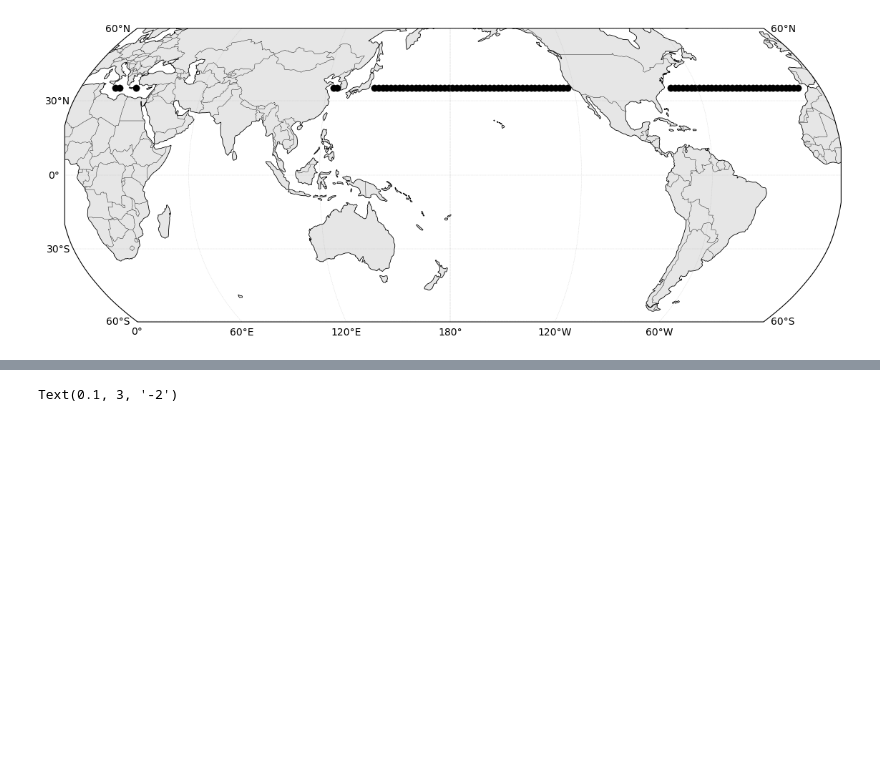
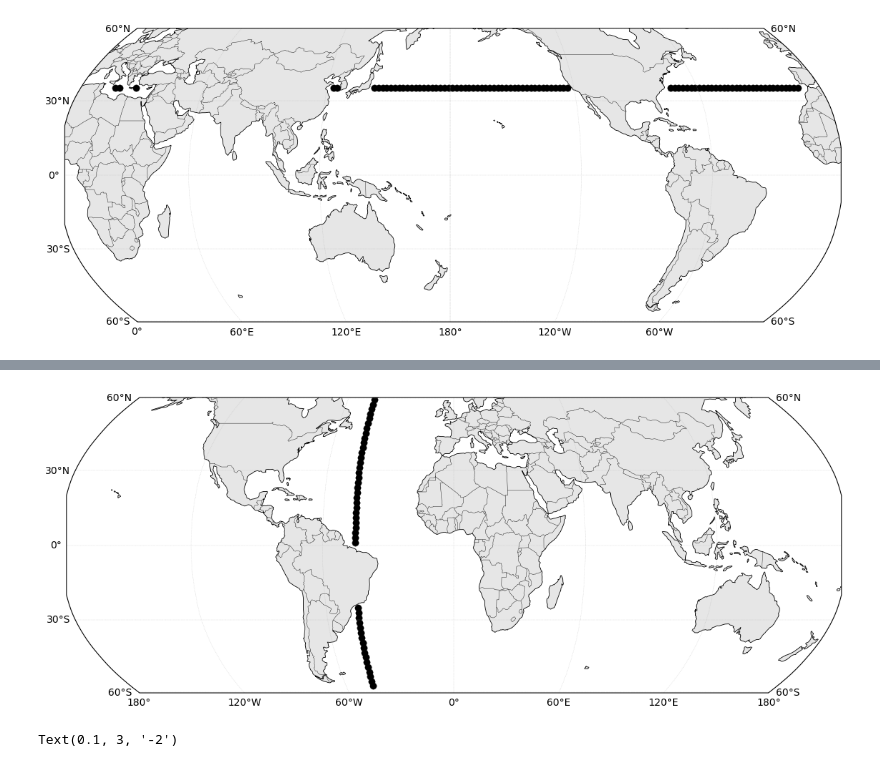
Before and after one commit to zcasparco/SWOT_UHH, a Jupyter notebook: dev/TOPEX_comparison.ipynb, the cells around one changed output, grey strips where cells are left out. Saved outputs shown, nothing was run; the diff lists cells and outputs as text; code cells hidden in the pictures; blank space fills up the shorter version.

```diff
--- a/dev/TOPEX_comparison.ipynb
+++ b/dev/TOPEX_comparison.ipynb
@@ -814,3 +860,31 @@ Text(0.1, 3, '-2')
+# %%
+fig = plt.figure(figsize=((14, 7)))
+ax = plt.axes(projection=ccrs.Robinson(central_longitude = 0))
+ax.set_global()
+ax.add_feature(cfeature.LAND,facecolor="0.9",edgecolor="none")
+ax.add_feature(cfeature.COASTLINE,linewidth=0.6)
+ax.add_feature(cfeature.BORDERS,linewidth=0.3)
+gl = ax.gridlines(draw_labels=True,linewidth=0.3,linestyle="--",alpha=0.5)
+
+gl.top_labels = False
+gl.right_labels = False
+
+gl.xlocator = mticker.FixedLocator(np.arange(-180, 181, 60))
+gl.ylocator = mticker.FixedLocator(np.arange(-60, 61, 30))
+
+gl.xlabel_style = {"size": 10,"color": "black",}
+
+gl.ylabel_style = {"size": 10,"color": "black",}
+for l in _ds250.lat_center:
+    ibox = sub_boxes.where(sub_boxes.lat_center==l,drop=True).box
+    lat_center,lon_center = sub_boxes.lat_center.sel(box=ibox), sub_boxes.lon_center.sel(box=ibox)
+    sc = ax.scatter(lon_center,lat_center,s=45,linewidths=0.25, c='k',
+                transform=ccrs.PlateCarree())
+
+ax.set_extent([-180,180,LAT_MIN,LAT_MAX], crs=ccrs.PlateCarree())
+plt.show()
+# %% [output]
+[figure, added]
 # %%
 sub_boxes = ds_boxes_250.where((ds_boxes_250.lat_center>=30)& (ds_boxes_250.lat_center<=40),drop=True)
 
```
Also changed, not shown: parts of 4 cells of this notebook, 1 other file.
